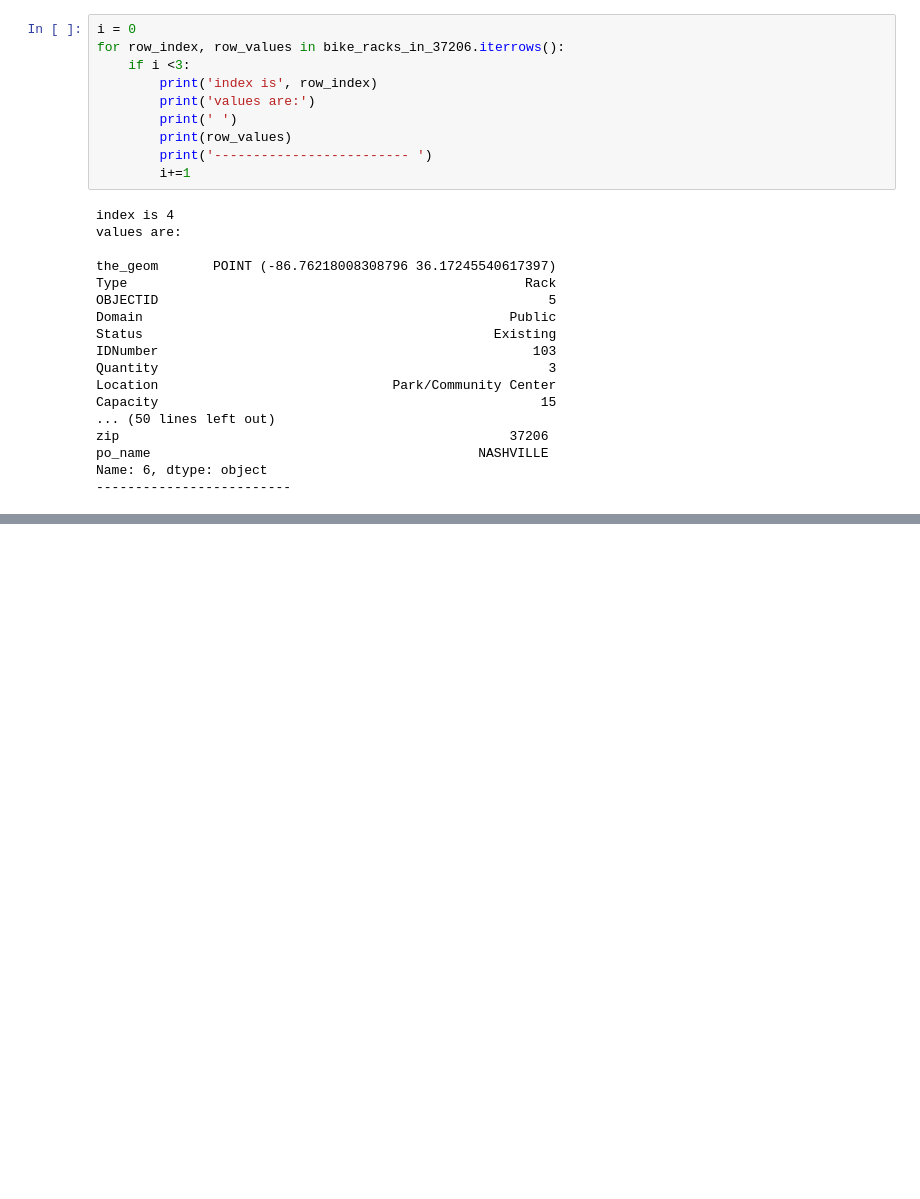
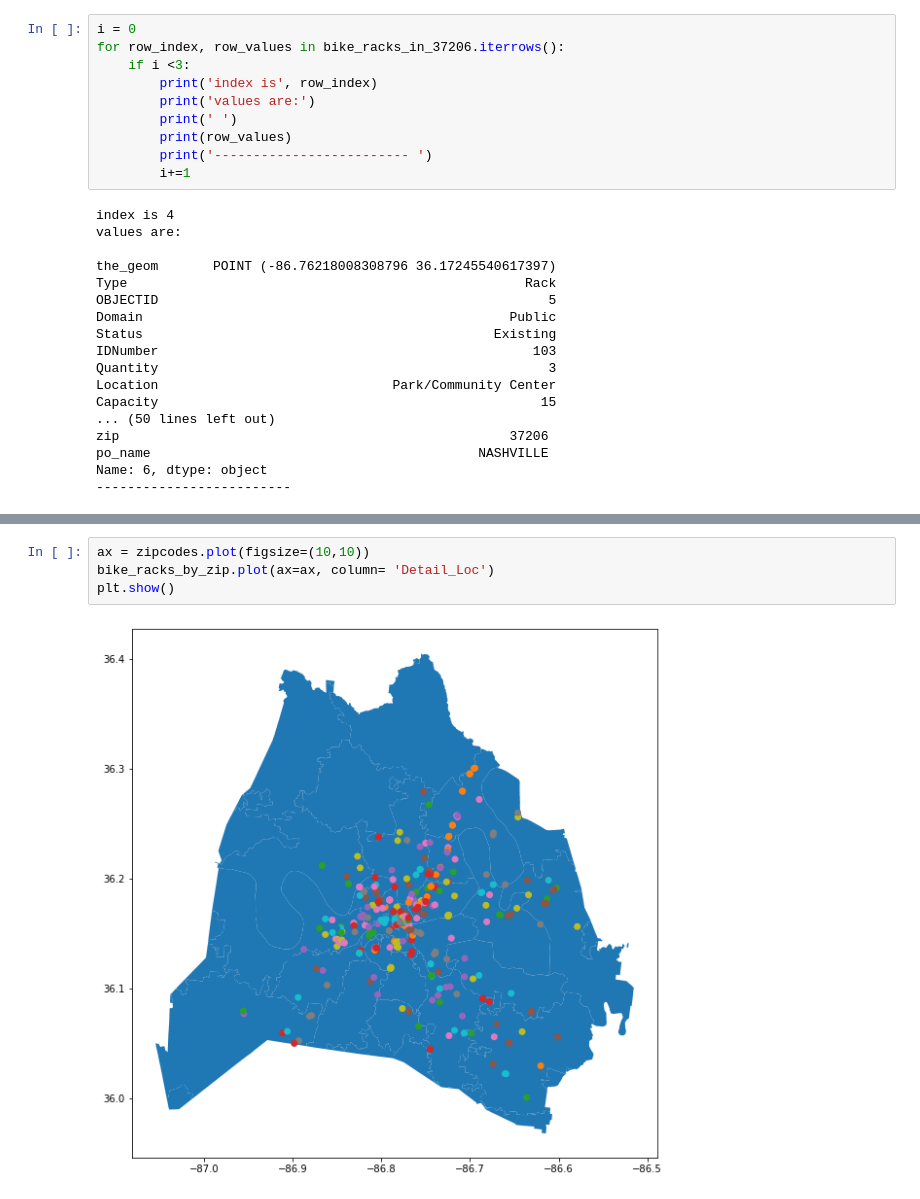
Before and after one commit to NSS-Data-Analytics-Cohort-6/geospatial-python-project-kmgarrett1, a Jupyter notebook: notebooks/GeoSpatial Project - Bike Racks.ipynb, the cells around one changed output, grey strips where cells are left out. Saved outputs shown, nothing was run; the diff lists cells and outputs as text; blank space fills up the shorter version.

```diff
--- a/notebooks/GeoSpatial Project - Bike Racks.ipynb
+++ b/notebooks/GeoSpatial Project - Bike Racks.ipynb
@@ -370,3 +370,9 @@ cluster_map_37206.save('../maps/cluster37206.html')
 cluster_map_37206
 # %% [output]
 [interactive output not drawn]
+# %%
+ax = zipcodes.plot(figsize=(10,10))
+bike_racks_by_zip.plot(ax=ax, column= 'Detail_Loc')
+plt.show()
+# %% [output]
+[figure, added]
```
